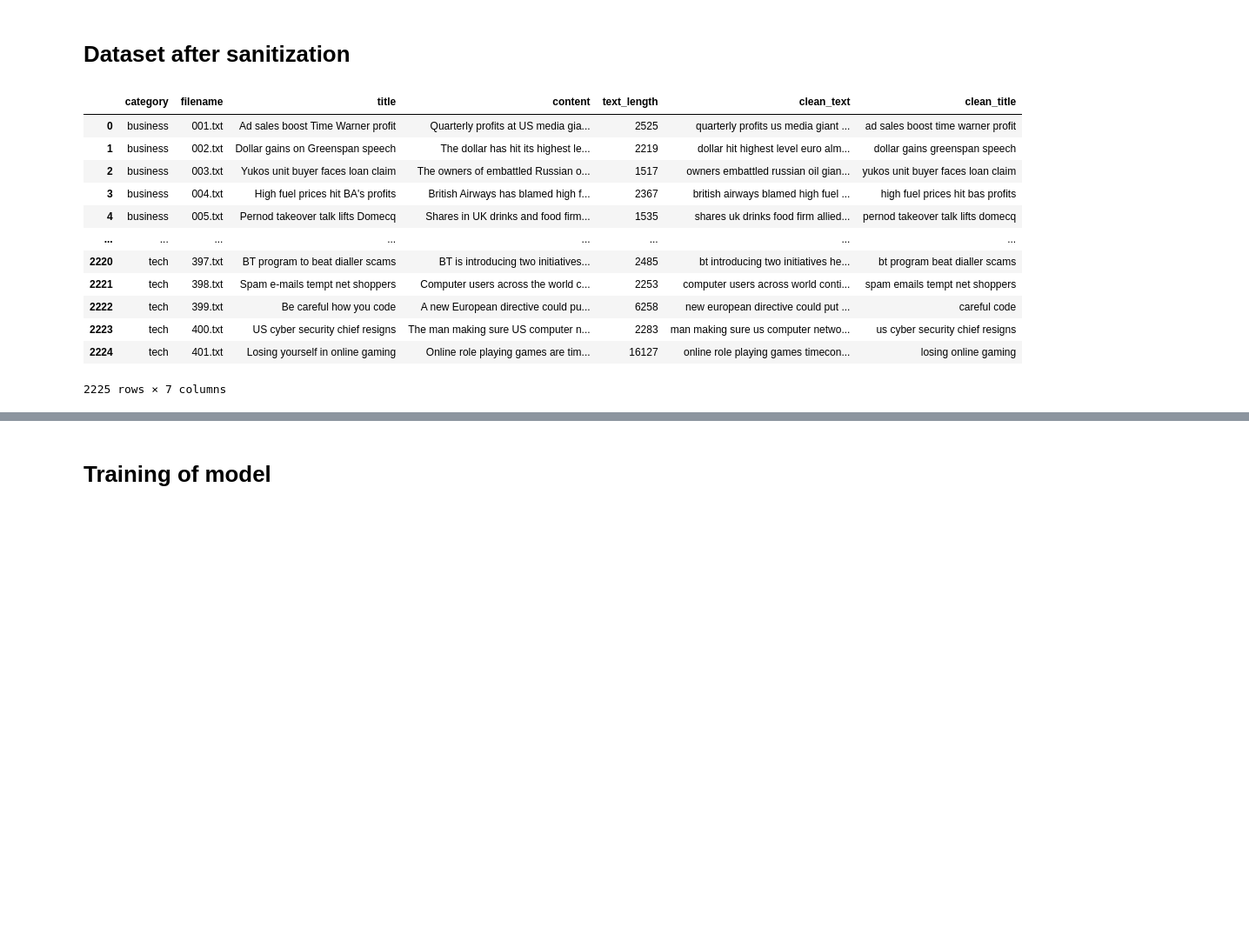
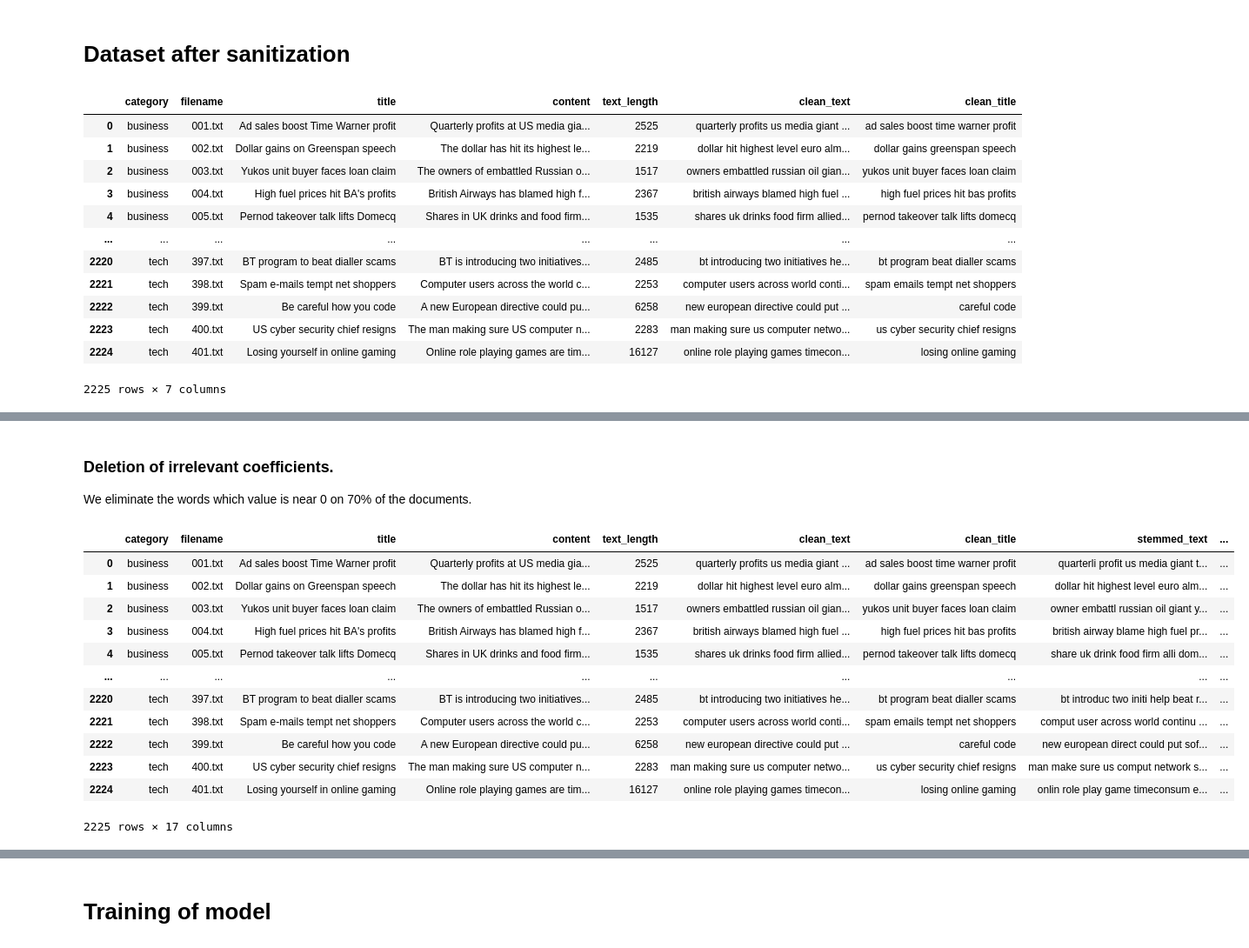
Before and after one commit to NachoCor2007/babc-ia-tp2, a Jupyter notebook: tp2_dataset_analysis_Alimena_Ballesteros_Borda_Correa.ipynb, the cells around one changed output, grey strips where cells are left out. Shown at 87% size. Drawn from its saved outputs; the diff is of its cells as text; code cells hidden in the pictures; blank space fills up the shorter version.

```diff
--- a/tp2_dataset_analysis_Alimena_Ballesteros_Borda_Correa.ipynb
+++ b/tp2_dataset_analysis_Alimena_Ballesteros_Borda_Correa.ipynb
@@ -202,0 +252,8 @@ df
+# %%
+set_of_words = set()
+
+for text in df["concat_title_text"]:
+    set_of_words.update(text.split())
+
+set_of_words
+len(set_of_words)
@@ -202,0 +298,9 @@ df
+# %%
+# Calcular TF
+tf_dicts = df["concat_title_text"].apply(lambda text: term_frequency_calculator(text, set_of_words))
+
+# Calcular IDF
+idf_dict = inverse_document_frequency_calculator(df, set_of_words)
+
+# Multiplicar TF por IDF y agregar al DataFrame
+df["embedded_concat_text"] = tf_dicts.apply(lambda tf_dict: {word: tf_dict[word] * idf_dict[word] for word in tf_dict})
@@ -202,0 +332,43 @@ df
+# %% [markdown]
+### Deletion of irrelevant coefficients.
+
+We eliminate the words which value is near 0 on 70% of the documents.
+# %%
+# Filtrar palabras con coeficientes cercanos a 0 en el 90% de los documentos
+def filter_low_tf_idf_words(embedded_concat_text, threshold=0.9, near_zero=1e-6):
+    # Contar en cuántos documentos cada palabra tiene un coeficiente cercano a 0
+    word_zero_count = {word: 0 for word in embedded_concat_text.iloc[0].keys()}
+
+    for doc in embedded_concat_text:
+        for word, value in doc.items():
+            if abs(value) < near_zero:
+                word_zero_count[word] += 1
+
+    # Calcular el porcentaje de documentos con coeficientes cercanos a 0
+    num_docs = len(embedded_concat_text)
+    words_to_remove = {word for word, count in word_zero_count.items() if count / num_docs >= threshold}
+
+    # Crear una nueva lista de embeddings filtrados
+    filtered_embeddings = embedded_concat_text.apply(
+        lambda doc: {word: value for word, value in doc.items() if word not in words_to_remove}
+    )
+    return filtered_embeddings
+
+# Aplicar la función y crear una nueva columna en el DataFrame
+df["filtered_embedding"] = filter_low_tf_idf_words(df["embedded_concat_text"])
+
+df
+# %% [output]
+|  | category | filename | title | content | text_length | clean_text | clean_title | stemmed_text | ... |
+| 0 | business | 001.txt | Ad sales boost Time Warner profit | Quarterly profits at US media gia... | 2525 | quarterly profits us media giant ... | ad sales boost time warner profit | quarterli profit us media giant t... | ... |
+| 1 | business | 002.txt | Dollar gains on Greenspan speech | The dollar has hit its highest le... | 2219 | dollar hit highest level euro alm... | dollar gains greenspan speech | dollar hit highest level euro alm... | ... |
+| 2 | business | 003.txt | Yukos unit buyer faces loan claim | The owners of embattled Russian o... | 1517 | owners embattled russian oil gian... | yukos unit buyer faces loan claim | owner embattl russian oil giant y... | ... |
+| 3 | business | 004.txt | High fuel prices hit BA's profits | British Airways has blamed high f... | 2367 | british airways blamed high fuel ... | high fuel prices hit bas profits | british airway blame high fuel pr... | ... |
+| 4 | business | 005.txt | Pernod takeover talk lifts Domecq | Shares in UK drinks and food firm... | 1535 | shares uk drinks food firm allied... | pernod takeover talk lifts domecq | share uk drink food firm alli dom... | ... |
+| ... | ... | ... | ... | ... | ... | ... | ... | ... | ... |
+| 2220 | tech | 397.txt | BT program to beat dialler scams | BT is introducing two initiatives... | 2485 | bt introducing two initiatives he... | bt program beat dialler scams | bt introduc two initi help beat r... | ... |
+| 2221 | tech | 398.txt | Spam e-mails tempt net shoppers | Computer users across the world c... | 2253 | computer users across world conti... | spam emails tempt net shoppers | comput user across world continu ... | ... |
+| 2222 | tech | 399.txt | Be careful how you code | A new European directive could pu... | 6258 | new european directive could put ... | careful code | new european direct could put sof... | ... |
+| 2223 | tech | 400.txt | US cyber security chief resigns | The man making sure US computer n... | 2283 | man making sure us computer netwo... | us cyber security chief resigns | man make sure us comput network s... | ... |
+| 2224 | tech | 401.txt | Losing yourself in online gaming | Online role playing games are tim... | 16127 | online role playing games timecon... | losing online gaming | onlin role play game timeconsum e... | ... |
+2225 rows × 17 columns
```
Also changed, not shown: parts of 22 cells of this notebook.
